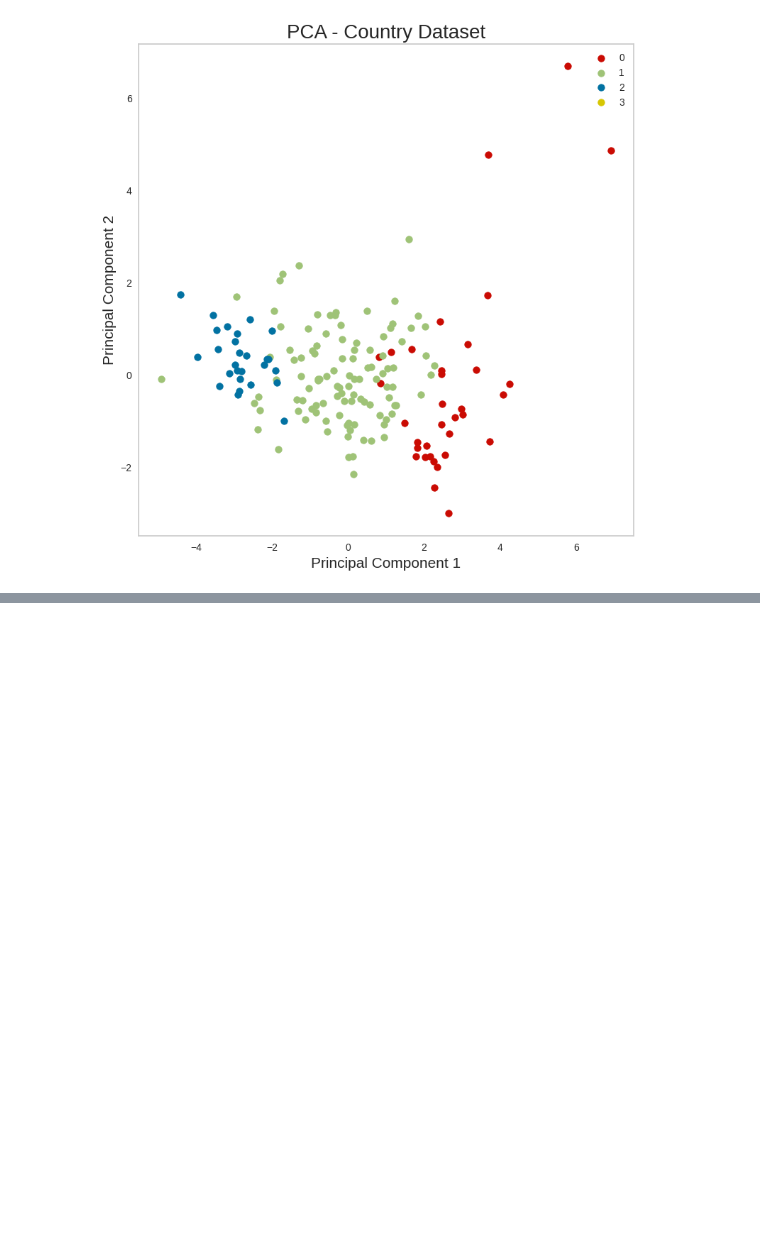
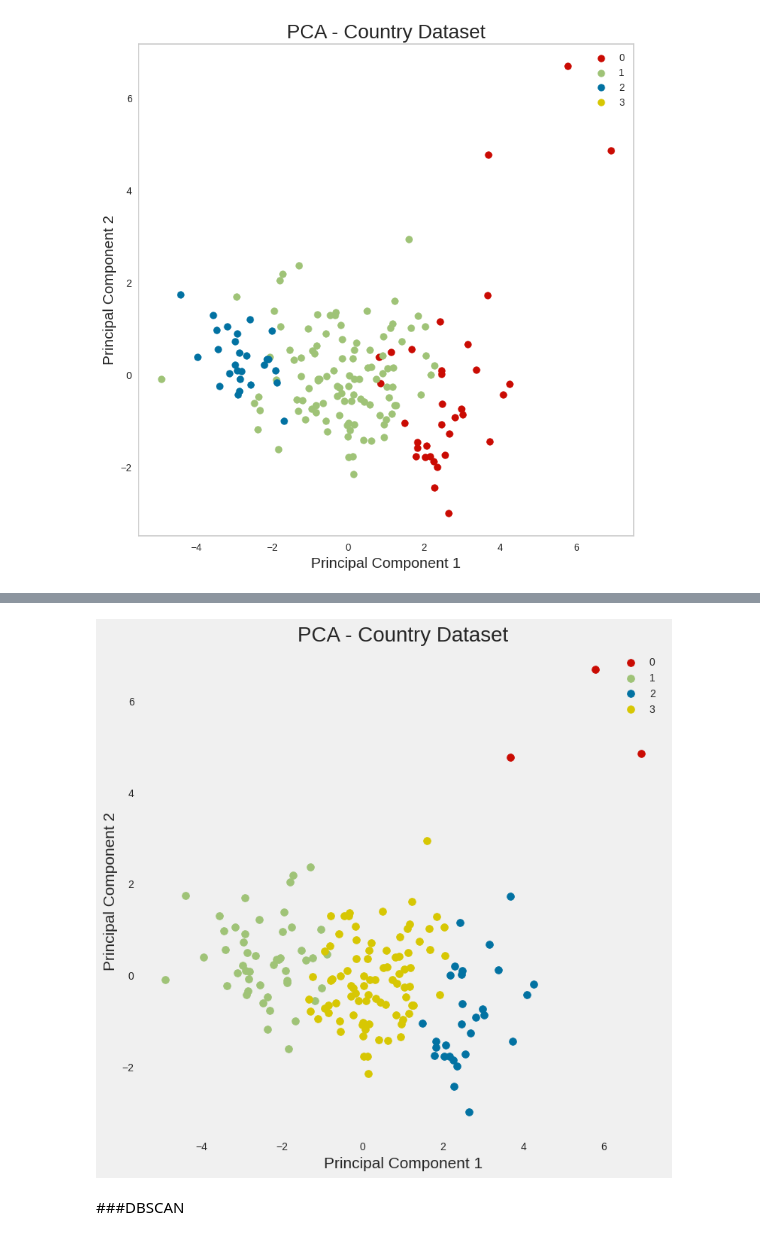
Before and after one commit to DanielIramain/aa-countries, a Jupyter notebook: 01_Practica2_Clustering.ipynb, the cells around one changed output, grey strips where cells are left out. Saved outputs shown, nothing was run; the diff lists cells and outputs as text; code cells hidden in the pictures; blank space fills up the shorter version.

```diff
--- a/01_Practica2_Clustering.ipynb
+++ b/01_Practica2_Clustering.ipynb
@@ -365,0 +397,8 @@ ax.grid()
+# %%
+kmeans = KMeans(
+    init="random",
+    n_clusters=4,
+    n_init=10,
+    max_iter=300,
+    random_state=42
+)
@@ -365,0 +435,24 @@ ax.grid()
+# %%
+#Lo agregamos a nuestra tabla comparativa
+finalDf['kmeans'] = kmeans.labels_
+# %%
+#Cómo se verán nuestros datos?
+fig = plt.figure(figsize = (8,8))
+ax = fig.add_subplot(1,1,1)
+ax.set_xlabel('Principal Component 1', fontsize = 15)
+ax.set_ylabel('Principal Component 2', fontsize = 15)
+ax.set_title('PCA - Country Dataset', fontsize = 20)
+targets = [0, 1, 2, 3]
+colors = ['r', 'g', 'b', 'y']
+for target, color in zip(targets,colors):
+    indicesToKeep = finalDf['kmeans'] == target
+    ax.scatter(finalDf.loc[indicesToKeep, 'principal component 1']
+               , finalDf.loc[indicesToKeep, 'principal component 2']
+               , c = color
+               , s = 50)
+ax.legend(targets)
+ax.grid()
+# %% [output]
+[figure, added]
+# %% [markdown]
+###DBSCAN
```
Also changed, not shown: parts of 35 cells of this notebook.
